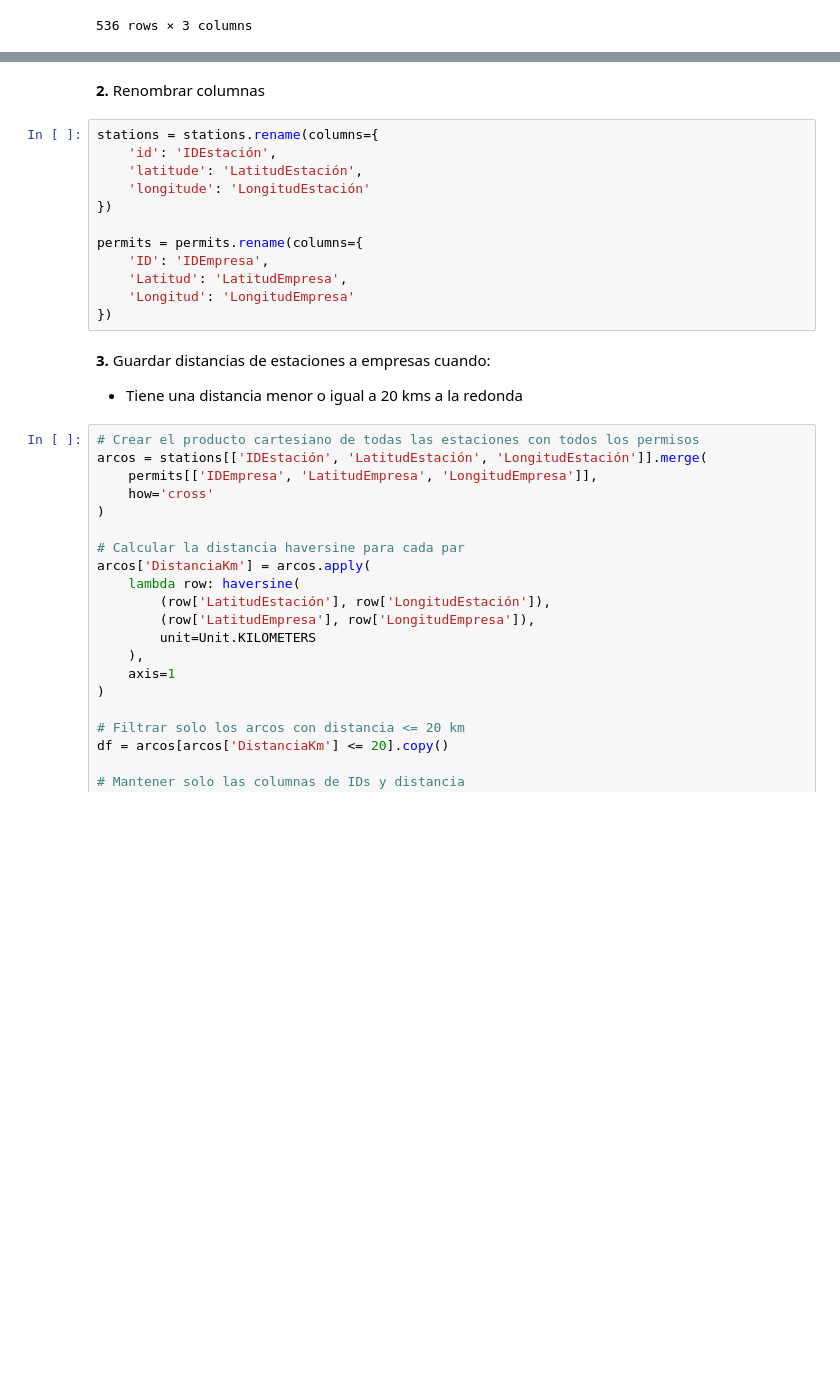
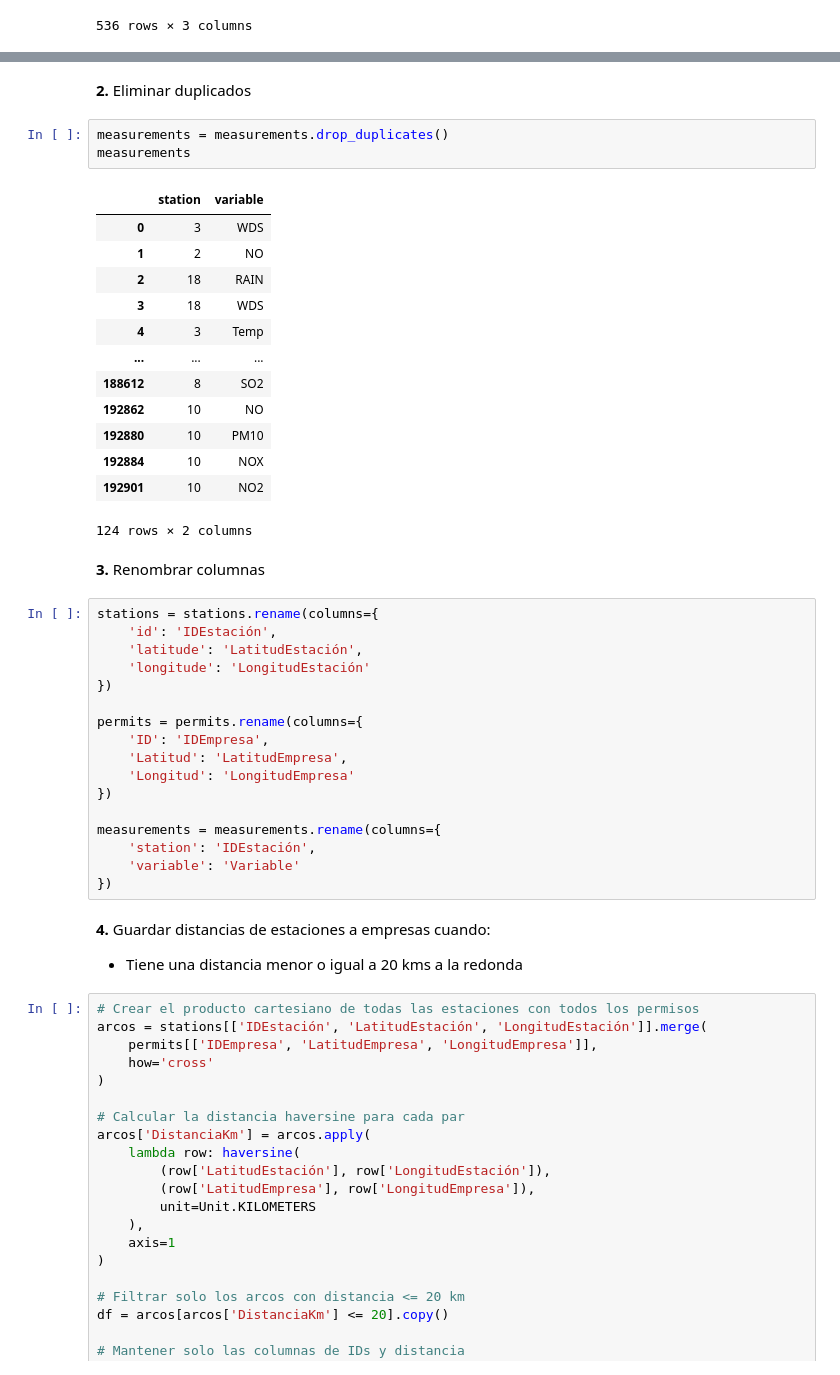
Before and after one commit to sariswis/Proyecto-Visual-Analytics, a Jupyter notebook: preparacion/Dataset 8 - Matriz Estación - Empresa.ipynb, the cells around one changed output, grey strips where cells are left out. Cells and saved outputs as stored; diff of their text form; blank space fills up the shorter version.

```diff
--- a/preparacion/Dataset 8 - Matriz Estación - Empresa.ipynb
+++ b/preparacion/Dataset 8 - Matriz Estación - Empresa.ipynb
@@ -99,5 +117,24 @@ permits
+# %% [markdown]
+**2.** Eliminar duplicados
+# %%
+measurements = measurements.drop_duplicates()
+measurements
+# %% [output]
+|  | station | variable |
+| 0 | 3 | WDS |
+| 1 | 2 | NO |
+| 2 | 18 | RAIN |
+| 3 | 18 | WDS |
+| 4 | 3 | Temp |
+| ... | ... | ... |
+| 188612 | 8 | SO2 |
+| 192862 | 10 | NO |
+| 192880 | 10 | PM10 |
+| 192884 | 10 | NOX |
+| 192901 | 10 | NO2 |
+124 rows × 2 columns
 # %% [markdown]
-**2.** Renombrar columnas
+**3.** Renombrar columnas
 # %%
 stations = stations.rename(columns={
     'id': 'IDEstación',
@@ -110,8 +147,13 @@ permits = permits.rename(columns={
     'Latitud': 'LatitudEmpresa',
     'Longitud': 'LongitudEmpresa'
 })
+
+measurements = measurements.rename(columns={
+    'station': 'IDEstación',
+    'variable': 'Variable'
+})
 # %% [markdown]
-**3.** Guardar distancias de estaciones a empresas cuando:
+**4.** Guardar distancias de estaciones a empresas cuando:
 
 - Tiene una distancia menor o igual a 20 kms a la redonda
 # %%
```
Also changed, not shown: parts of 6 cells of this notebook, 11 other files.
